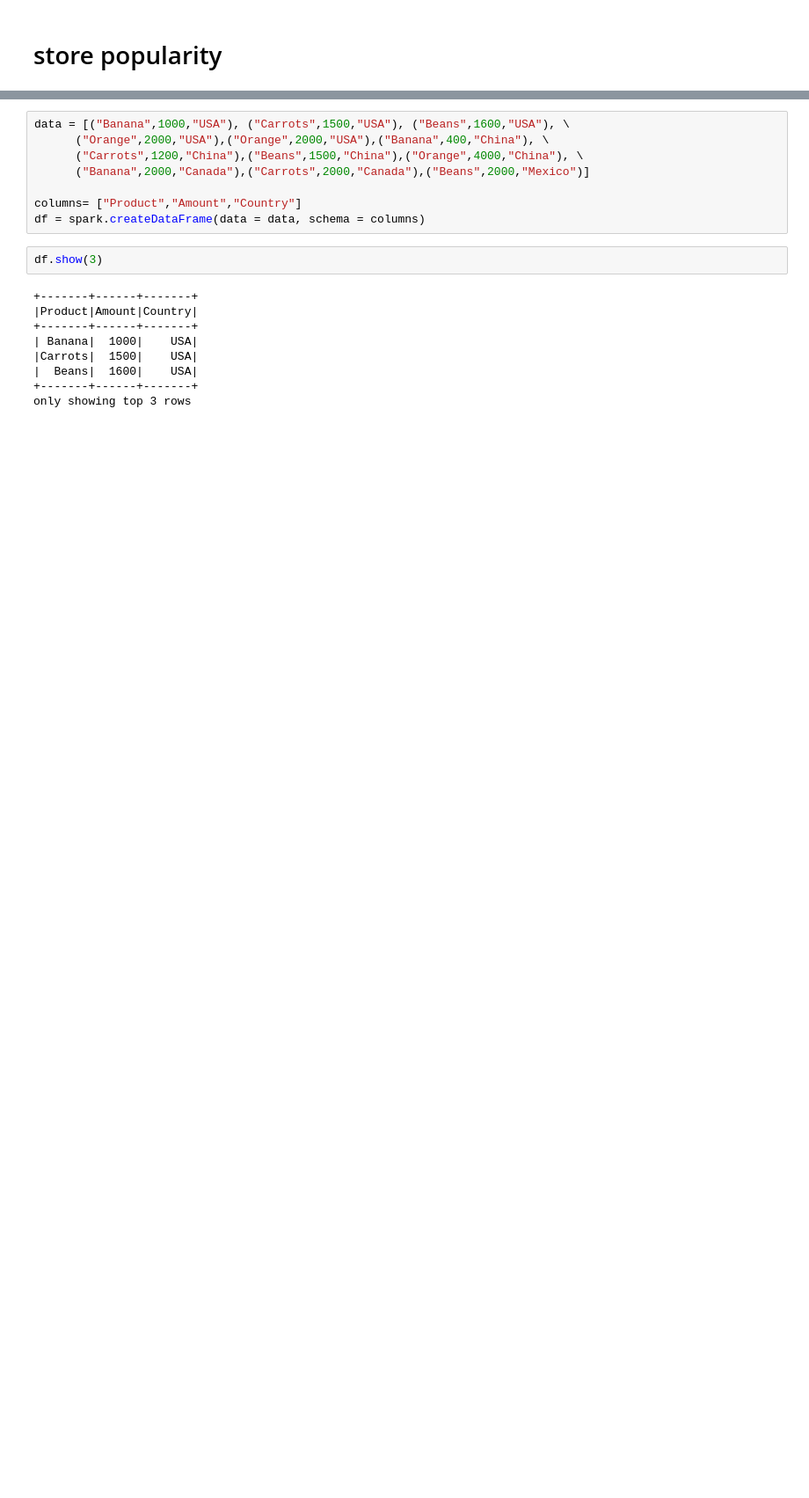
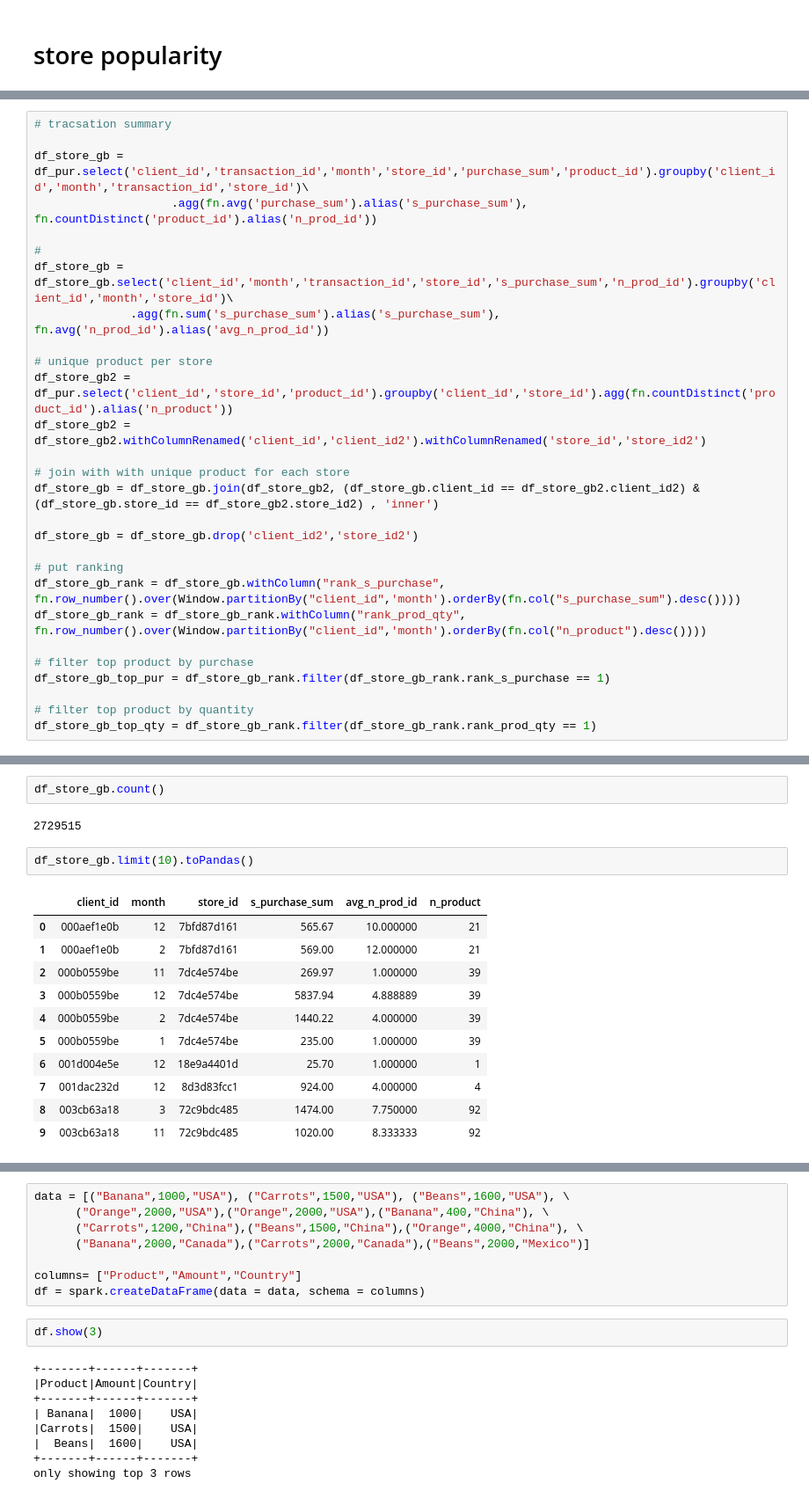
Before and after one commit to adamaulia/Master_thesis, a Jupyter notebook: 0_spark_eda_retail.ipynb, the cells around one changed output, grey strips where cells are left out. Shown at 88% size. Cells and saved outputs as stored; diff of their text form; blank space fills up the shorter version.

```diff
--- a/0_spark_eda_retail.ipynb
+++ b/0_spark_eda_retail.ipynb
@@ -412,0 +440,28 @@ df_top_product.printSchema
+# %%
+# tracsation summary
+
+df_store_gb = df_pur.select('client_id','transaction_id','month','store_id','purchase_sum','product_id').groupby('client_id','month','transaction_id','store_id')\
+                    .agg(fn.avg('purchase_sum').alias('s_purchase_sum'), fn.countDistinct('product_id').alias('n_prod_id'))
+
+#
+df_store_gb = df_store_gb.select('client_id','month','transaction_id','store_id','s_purchase_sum','n_prod_id').groupby('client_id','month','store_id')\
+              .agg(fn.sum('s_purchase_sum').alias('s_purchase_sum'), fn.avg('n_prod_id').alias('avg_n_prod_id'))
+
+# unique product per store
+df_store_gb2 = df_pur.select('client_id','store_id','product_id').groupby('client_id','store_id').agg(fn.countDistinct('product_id').alias('n_product'))
+df_store_gb2 = df_store_gb2.withColumnRenamed('client_id','client_id2').withColumnRenamed('store_id','store_id2')
+
+# join with with unique product for each store
+df_store_gb = df_store_gb.join(df_store_gb2, (df_store_gb.client_id == df_store_gb2.client_id2) & (df_store_gb.store_id == df_store_gb2.store_id2) , 'inner')
+
+df_store_gb = df_store_gb.drop('client_id2','store_id2')
+
+# put ranking
+df_store_gb_rank = df_store_gb.withColumn("rank_s_purchase", fn.row_number().over(Window.partitionBy("client_id",'month').orderBy(fn.col("s_purchase_sum").desc())))
+df_store_gb_rank = df_store_gb_rank.withColumn("rank_prod_qty", fn.row_number().over(Window.partitionBy("client_id",'month').orderBy(fn.col("n_product").desc())))
+
+# filter top product by purchase
+df_store_gb_top_pur = df_store_gb_rank.filter(df_store_gb_rank.rank_s_purchase == 1)
+
+# filter top product by quantity
+df_store_gb_top_qty = df_store_gb_rank.filter(df_store_gb_rank.rank_prod_qty == 1)
@@ -412,0 +521,18 @@ df_top_product.printSchema
+# %%
+df_store_gb.count()
+# %% [output]
+2729515
+# %%
+df_store_gb.limit(10).toPandas()
+# %% [output]
+|  | client_id | month | store_id | s_purchase_sum | avg_n_prod_id | n_product |
+| 0 | 000aef1e0b | 12 | 7bfd87d161 | 565.67 | 10.000000 | 21 |
+| 1 | 000aef1e0b | 2 | 7bfd87d161 | 569.00 | 12.000000 | 21 |
+| 2 | 000b0559be | 11 | 7dc4e574be | 269.97 | 1.000000 | 39 |
+| 3 | 000b0559be | 12 | 7dc4e574be | 5837.94 | 4.888889 | 39 |
+| 4 | 000b0559be | 2 | 7dc4e574be | 1440.22 | 4.000000 | 39 |
+| 5 | 000b0559be | 1 | 7dc4e574be | 235.00 | 1.000000 | 39 |
+| 6 | 001d004e5e | 12 | 18e9a4401d | 25.70 | 1.000000 | 1 |
+| 7 | 001dac232d | 12 | 8d3d83fcc1 | 924.00 | 4.000000 | 4 |
+| 8 | 003cb63a18 | 3 | 72c9bdc485 | 1474.00 | 7.750000 | 92 |
+| 9 | 003cb63a18 | 11 | 72c9bdc485 | 1020.00 | 8.333333 | 92 |
```
Also changed, not shown: parts of 11 cells of this notebook.
